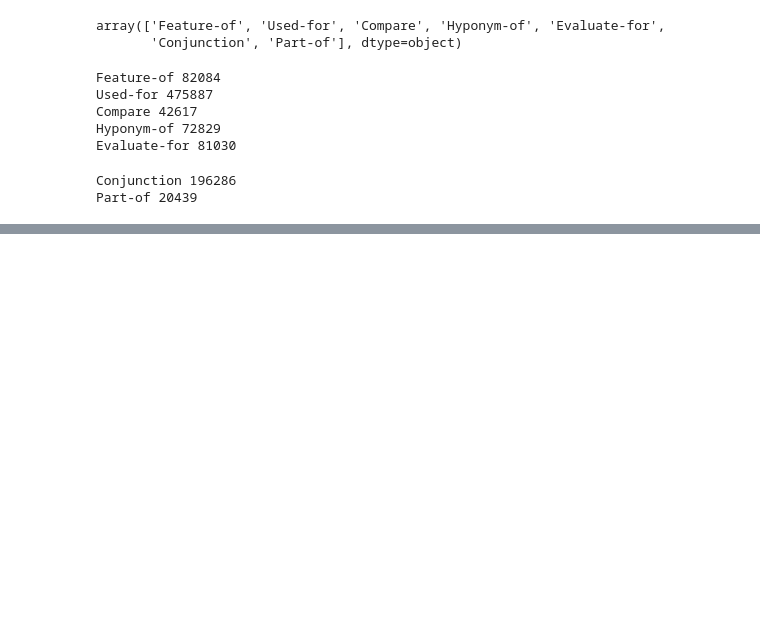
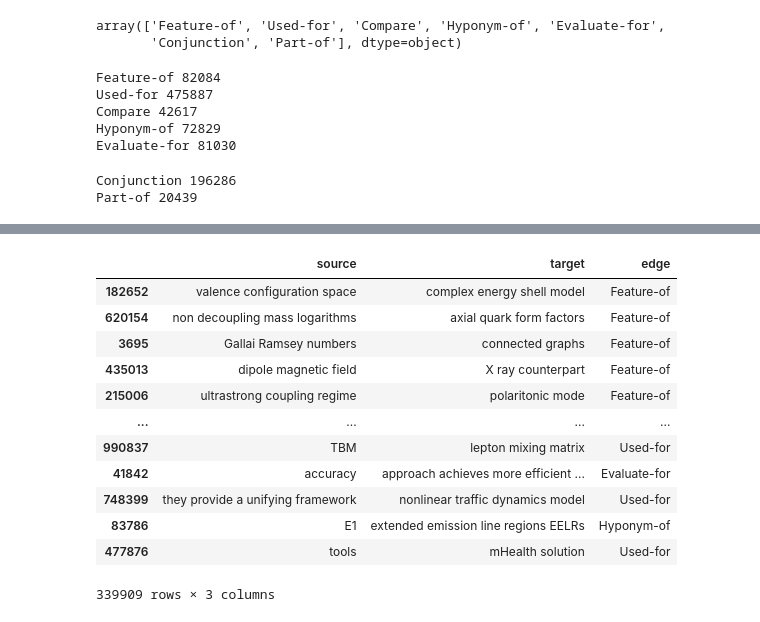
Before and after one commit to eestien/EntRel, a Jupyter notebook: KG_Analysis.ipynb, the cells around one changed output, grey strips where cells are left out. Cells and saved outputs as stored; diff of their text form; code cells hidden in the pictures; blank space fills up the shorter version.

```diff
--- a/KG_Analysis.ipynb
+++ b/KG_Analysis.ipynb
@@ -271,0 +313,11 @@ Name: edge, dtype: int64
+# %%
+samples = []
+for rel in pfn_rels.edge.unique():
+    pfn_rel_type = pfn_rels[pfn_rels.edge==rel]
+    pfn_rel_type_negative = pfn_rels[~(pfn_rels.edge==rel)]
+    print('Before sample: ', rel, len(pfn_rel_type))
+    pfn_sample = pfn_rel_type.sample(frac=.05, replace = False, random_state=42)
+    pfn_sample_negative = pfn_rel_type_negative.sample(frac=.05, replace = False, random_state=42)
+    print('After sample: ', rel, len(pfn_sample))
+    samples.append(pfn_sample)
+    samples.append(pfn_sample_negative)
@@ -271,0 +339,18 @@ Name: edge, dtype: int64
+# %%
+test_edges_pfn = pd.concat(samples, axis=0)
+# %%
+test_edges_pfn
+# %% [output]
+|  | source | target | edge |
+| 182652 | valence configuration space | complex energy shell model | Feature-of |
+| 620154 | non decoupling mass logarithms | axial quark form factors | Feature-of |
+| 3695 | Gallai Ramsey numbers | connected graphs | Feature-of |
+| 435013 | dipole magnetic field | X ray counterpart | Feature-of |
+| 215006 | ultrastrong coupling regime | polaritonic mode | Feature-of |
+| ... | ... | ... | ... |
+| 990837 | TBM | lepton mixing matrix | Used-for |
+| 41842 | accuracy | approach achieves more efficient ... | Evaluate-for |
+| 748399 | they provide a unifying framework | nonlinear traffic dynamics model | Used-for |
+| 83786 | E1 | extended emission line regions EELRs | Hyponym-of |
+| 477876 | tools | mHealth solution | Used-for |
+339909 rows × 3 columns
```
Also changed, not shown: parts of 32 cells of this notebook, 1 other file.
